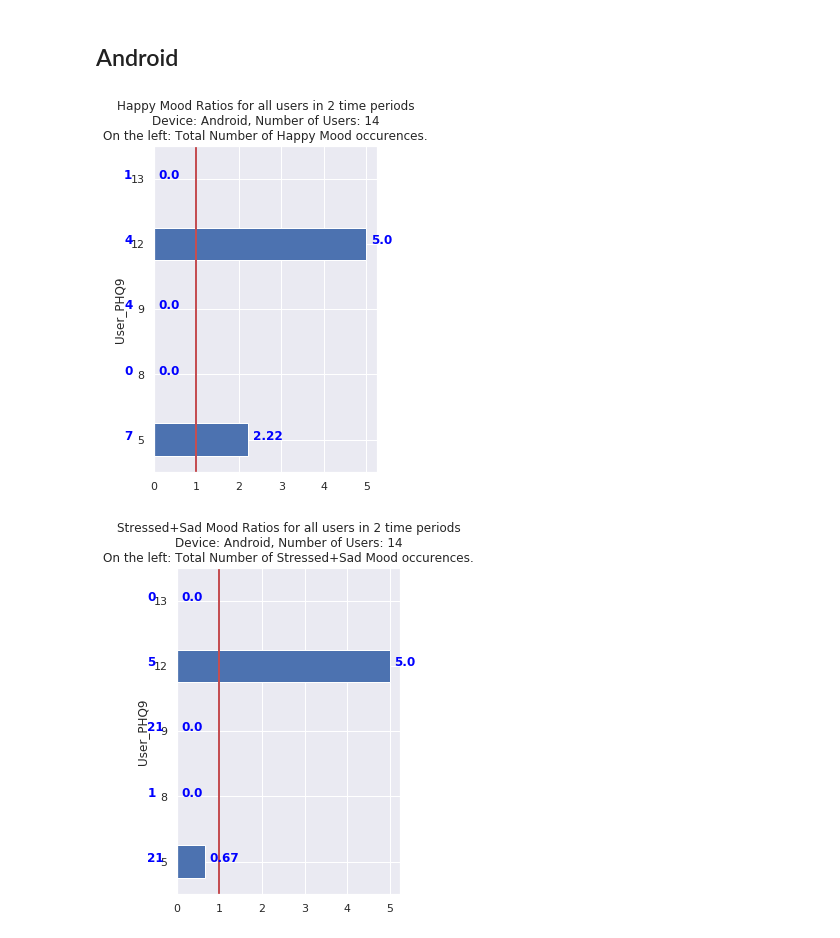
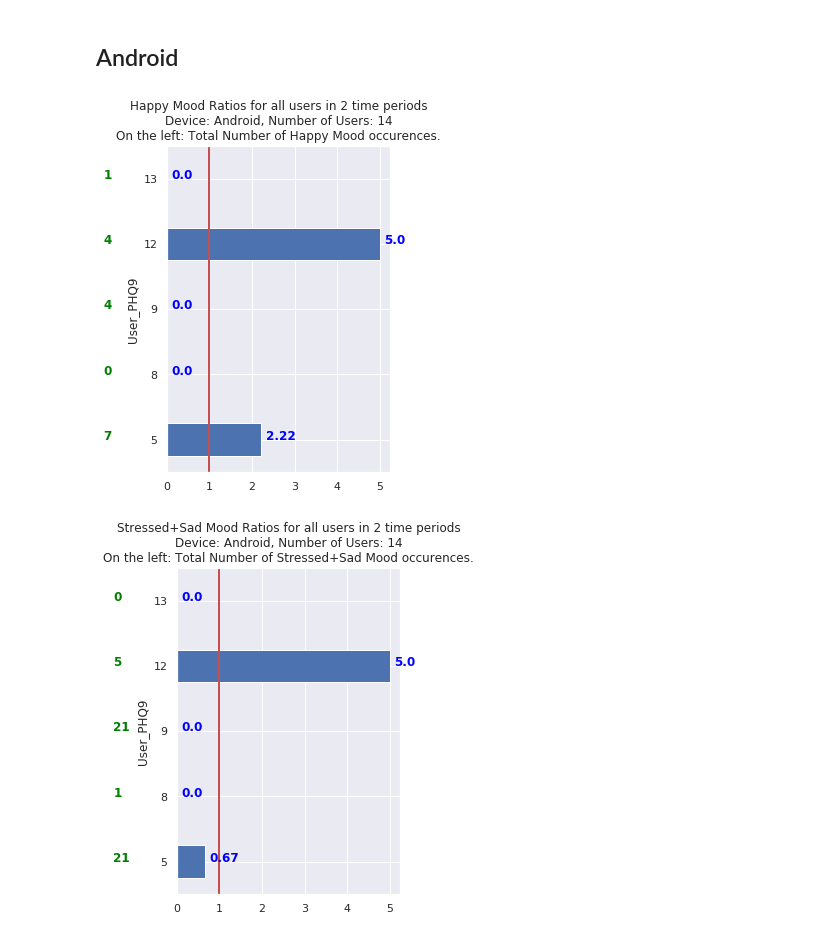
Before and after one commit to iofeidis/TypeOfMood, a Jupyter notebook: plots_phq9.ipynb, the cells around one changed output. Saved outputs shown, nothing was run; the diff lists cells and outputs as text; code cells hidden in the pictures.

```diff
--- a/plots_phq9.ipynb
+++ b/plots_phq9.ipynb
@@ -50,17 +86,17 @@ plots.label_distribution_sorted(df, 'Physical_State', 'Relaxed', 'iOS')
 # %%
 os.chdir('/home/jason/Documents/Thesis/TypingData/Android')
 data = pd.read_csv('statistics_total_added_clean.csv')
 df = pd.DataFrame(data)
-plots.label_distribution_sorted(df, 'Mood', 'Happy', 'Android')
+plots.label_distribution_sorted(df, 'Mood', 'Happy', 'Android',-1.5)
 # %% [output]
-[figure, old version]
+[figure, new version]
 # %%
 os.chdir('/home/jason/Documents/Thesis/TypingData/Android')
 data = pd.read_csv('statistics_total_added_clean.csv')
 df = pd.DataFrame(data)
-plots.label_distribution_sorted(df, 'Mood', 'Stressed+Sad', 'Android')
+plots.label_distribution_sorted(df, 'Mood', 'Stressed+Sad', 'Android', -1.5)
 # %% [output]
-[figure, old version]
+[figure, new version]
 # %%
 os.chdir('/home/jason/Documents/Thesis/TypingData/Android')
 data = pd.read_csv('statistics_total_added_clean.csv')
```
Also changed, not shown: parts of 12 cells of this notebook, 10 other files.
